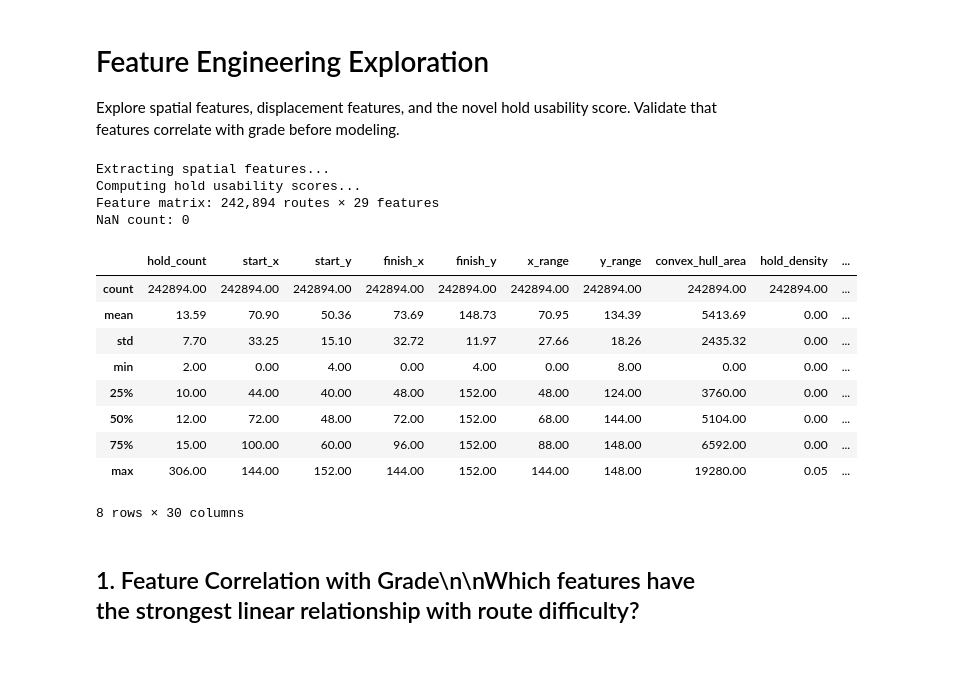
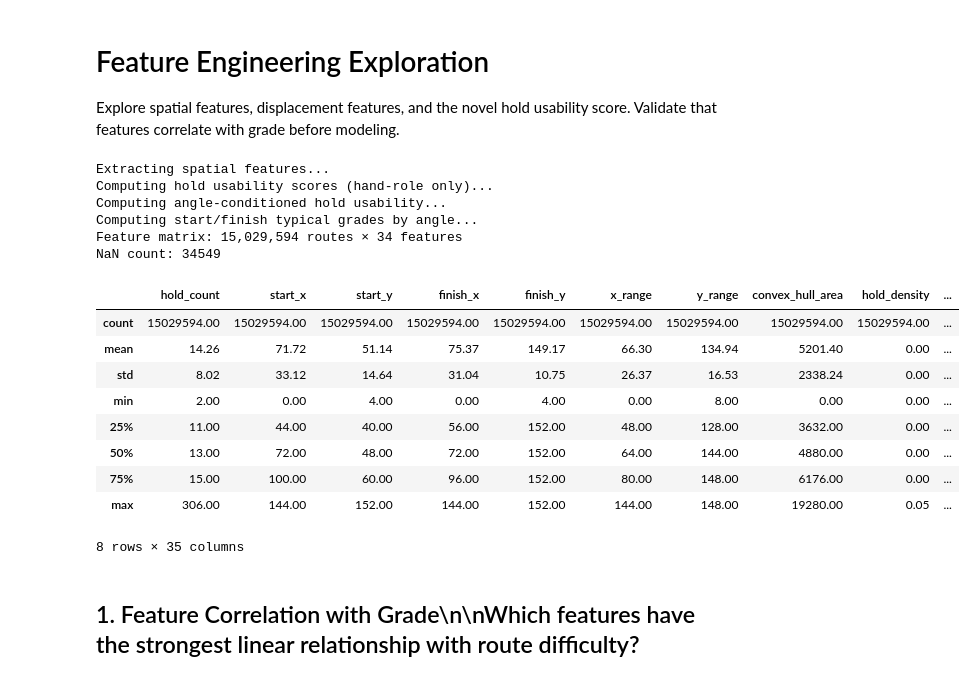
Before and after one commit to JavFerChar/portfolio-projects, a Jupyter notebook: kilter-grade-predictor/notebooks/02_features.ipynb, the cells around one changed output. Drawn from its saved outputs; the diff is of its cells as text; code cells hidden in the pictures.

```diff
--- a/kilter-grade-predictor/notebooks/02_features.ipynb
+++ b/kilter-grade-predictor/notebooks/02_features.ipynb
@@ -67,37 +72,51 @@ def draw_board(ax, placements_df, board_color="#e8e8e8", bolt_color="#cccccc"):
 # %%
 # Load data and extract all features
 climbs = load_climbs(DB_PATH, min_ascents=5)
 placements = load_placements(DB_PATH)
 
 print("Extracting spatial features...")
 spatial = extract_spatial_features(climbs, placements)
 
-print("Computing hold usability scores...")
+print("Computing hold usability scores (hand-role only)...")
 hold_scores = compute_hold_usability(climbs, placements)
 usability = aggregate_hold_usability_features(climbs, hold_scores)
 
-# Merge spatial + usability into single feature matrix
-features = spatial.merge(usability, on="climb_uuid")
+print("Computing angle-conditioned hold usability...")
+hold_scores_by_angle = compute_hold_usability_by_angle(climbs, placements)
+angle_features = aggregate_angle_conditioned_features(climbs, hold_scores_by_angle)
+
+print("Computing start/finish typical grades by angle...")
+role_scores = compute_role_typical_grade(climbs, placements)
+role_features = aggregate_role_typical_grade_features(climbs, role_scores)
+
+# Merge all feature sets into single matrix
+features = (
+    spatial.merge(usability, on="climb_uuid")
+    .merge(angle_features, on="climb_uuid")
+    .merge(role_features, on="climb_uuid")
+)
 all_feature_cols = SPATIAL_FEATURE_COLS + HOLD_USABILITY_FEATURE_COLS
 
 print(f"Feature matrix: {features.shape[0]:,} routes × {len(all_feature_cols)} features")
 print(f"NaN count: {features[all_feature_cols].isna().sum().sum()}")
 features[all_feature_cols + ["grade"]].describe().round(2)
 # %% [output]
 Extracting spatial features...
-Computing hold usability scores...
-Feature matrix: 242,894 routes × 29 features
-NaN count: 0
+Computing hold usability scores (hand-role only)...
+Computing angle-conditioned hold usability...
+Computing start/finish typical grades by angle...
+Feature matrix: 15,029,594 routes × 34 features
+NaN count: 34549
 |  | hold_count | start_x | start_y | finish_x | finish_y | x_range | y_range | convex_hull_area | hold_density | ... |
-| count | 242894.00 | 242894.00 | 242894.00 | 242894.00 | 242894.00 | 242894.00 | 242894.00 | 242894.00 | 242894.00 | ... |
-| mean | 13.59 | 70.90 | 50.36 | 73.69 | 148.73 | 70.95 | 134.39 | 5413.69 | 0.00 | ... |
-| std | 7.70 | 33.25 | 15.10 | 32.72 | 11.97 | 27.66 | 18.26 | 2435.32 | 0.00 | ... |
+| count | 15029594.00 | 15029594.00 | 15029594.00 | 15029594.00 | 15029594.00 | 15029594.00 | 15029594.00 | 15029594.00 | 15029594.00 | ... |
+| mean | 14.26 | 71.72 | 51.14 | 75.37 | 149.17 | 66.30 | 134.94 | 5201.40 | 0.00 | ... |
+| std | 8.02 | 33.12 | 14.64 | 31.04 | 10.75 | 26.37 | 16.53 | 2338.24 | 0.00 | ... |
 | min | 2.00 | 0.00 | 4.00 | 0.00 | 4.00 | 0.00 | 8.00 | 0.00 | 0.00 | ... |
-| 25% | 10.00 | 44.00 | 40.00 | 48.00 | 152.00 | 48.00 | 124.00 | 3760.00 | 0.00 | ... |
-| 50% | 12.00 | 72.00 | 48.00 | 72.00 | 152.00 | 68.00 | 144.00 | 5104.00 | 0.00 | ... |
-| 75% | 15.00 | 100.00 | 60.00 | 96.00 | 152.00 | 88.00 | 148.00 | 6592.00 | 0.00 | ... |
+| 25% | 11.00 | 44.00 | 40.00 | 56.00 | 152.00 | 48.00 | 128.00 | 3632.00 | 0.00 | ... |
+| 50% | 13.00 | 72.00 | 48.00 | 72.00 | 152.00 | 64.00 | 144.00 | 4880.00 | 0.00 | ... |
+| 75% | 15.00 | 100.00 | 60.00 | 96.00 | 152.00 | 80.00 | 148.00 | 6176.00 | 0.00 | ... |
 | max | 306.00 | 144.00 | 152.00 | 144.00 | 152.00 | 144.00 | 148.00 | 19280.00 | 0.05 | ... |
-8 rows × 30 columns
+8 rows × 35 columns
 # %% [markdown]
 ## 1. Feature Correlation with Grade\n\nWhich features have the strongest linear relationship with route difficulty?
 # %%
```
Also changed, not shown: parts of 11 cells of this notebook, 4 other files.
